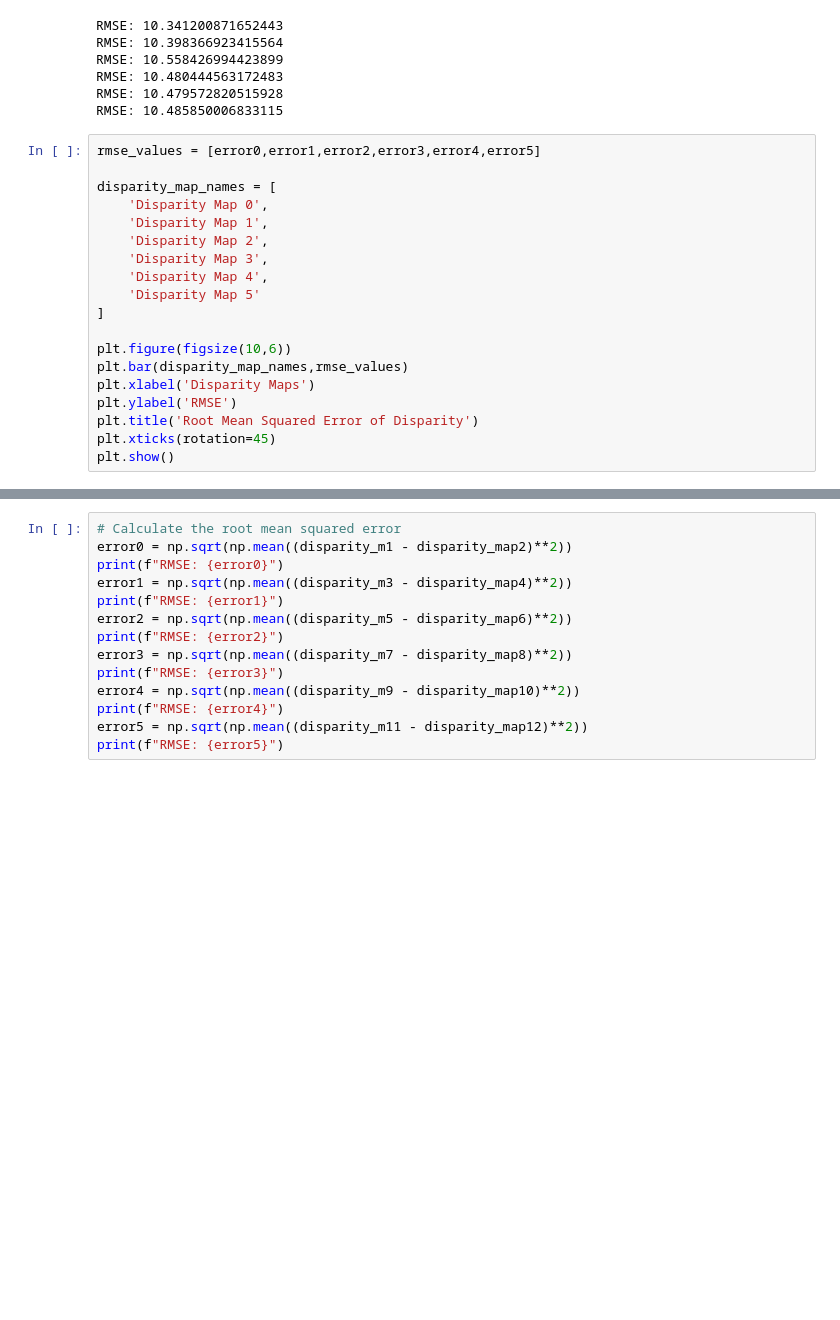
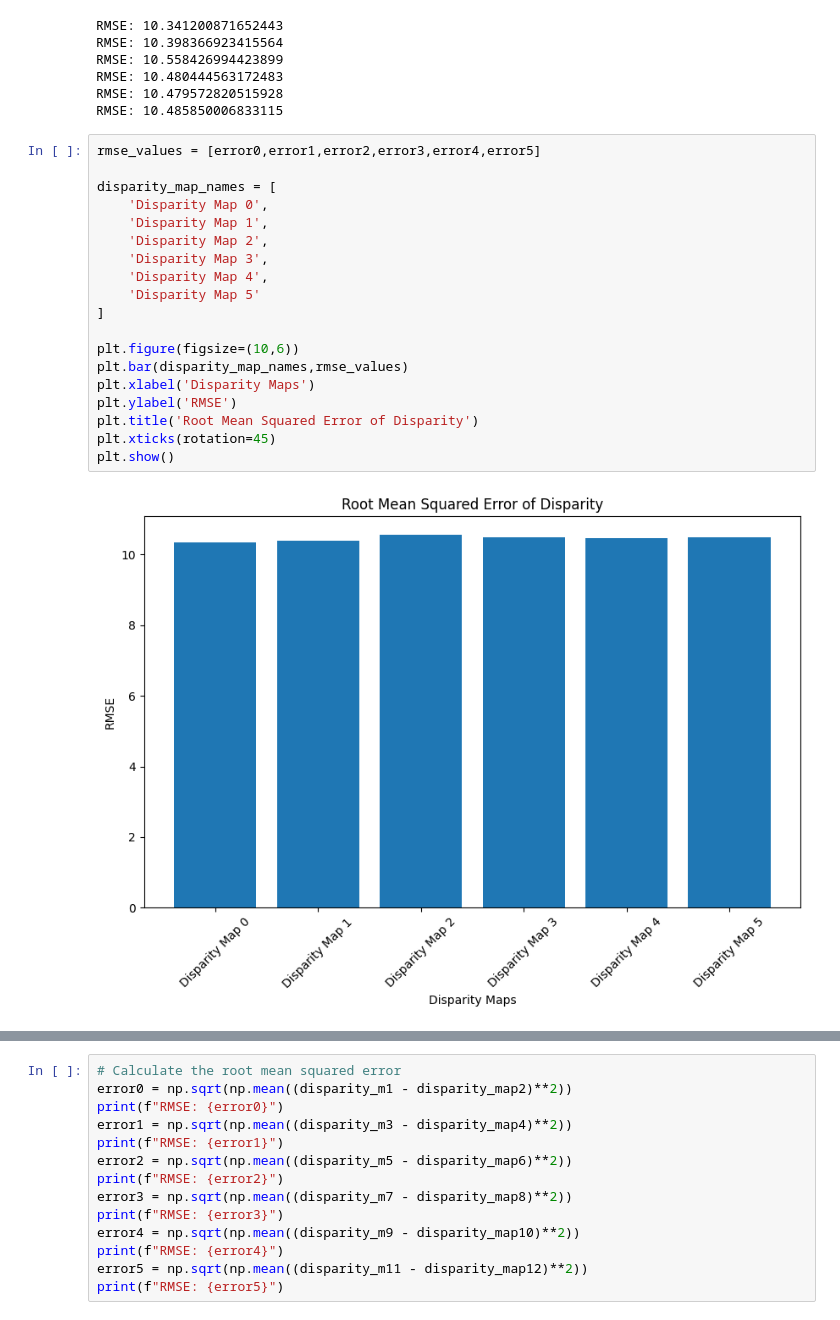
Before and after one commit to FLAIVIINGO/LoopyBeliefPropagation, a Jupyter notebook: BeliefPropagation.ipynb, the cells around one changed output, grey strips where cells are left out. Cells and saved outputs as stored; diff of their text form; blank space fills up the shorter version.

```diff
--- a/BeliefPropagation.ipynb
+++ b/BeliefPropagation.ipynb
@@ -336,19 +333,21 @@ RMSE: 10.485850006833115
 # %%
 rmse_values = [error0,error1,error2,error3,error4,error5]
 
 disparity_map_names = [
     'Disparity Map 0',
     'Disparity Map 1',
     'Disparity Map 2',
     'Disparity Map 3',
     'Disparity Map 4',
     'Disparity Map 5'
 ]
 
-plt.figure(figsize(10,6))
+plt.figure(figsize=(10,6))
 plt.bar(disparity_map_names,rmse_values)
 plt.xlabel('Disparity Maps')
 plt.ylabel('RMSE')
 plt.title('Root Mean Squared Error of Disparity')
 plt.xticks(rotation=45)
 plt.show()
+# %% [output]
+[figure, added]
```
Also changed, not shown: parts of 9 cells of this notebook.
